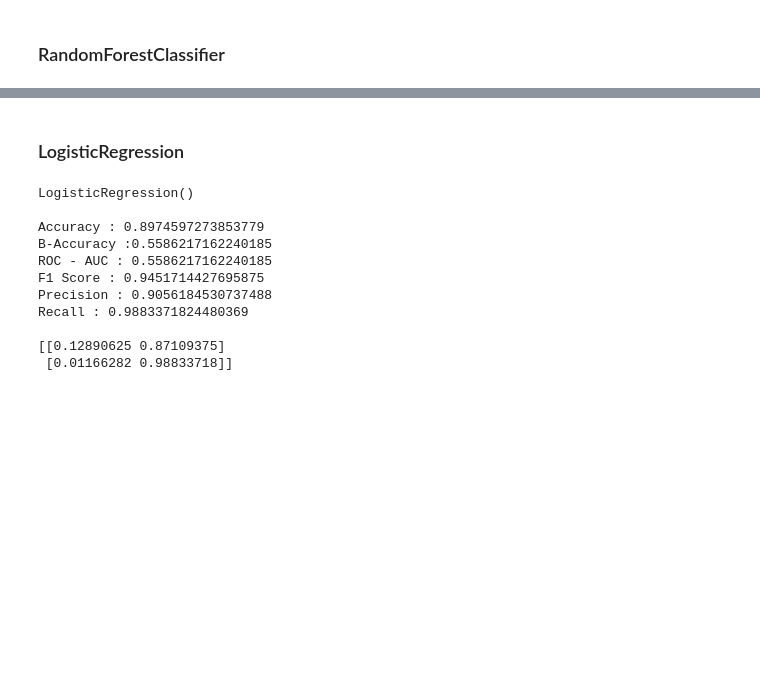
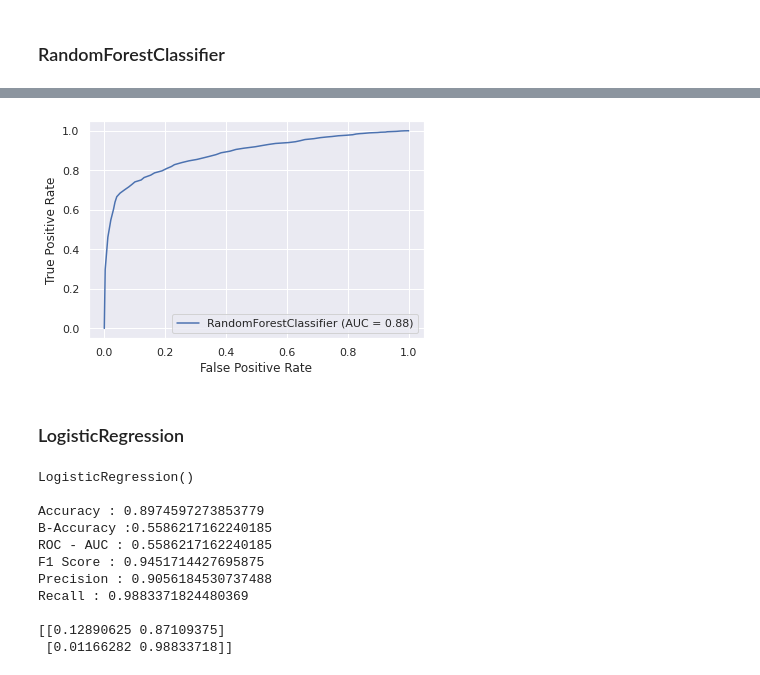
Before and after one commit to jesussantana/Supervised-Classification, a Jupyter notebook: notebooks/S13_T01_Supervised_Classification.ipynb, the cells around one changed output, grey strips where cells are left out. Cells and saved outputs as stored; diff of their text form; code cells hidden in the pictures; blank space fills up the shorter version.

```diff
--- a/notebooks/S13_T01_Supervised_Classification.ipynb
+++ b/notebooks/S13_T01_Supervised_Classification.ipynb
@@ -849,3 +899,9 @@ Recall : 0.9898383371824481
+# %%
+metrics.plot_roc_curve(model, X_test, y_test)
+plt.savefig("../reports/figures/ROC_%s_b.png" % model)
+plt.show()
+# %% [output]
+[figure, added]
 # %% [markdown]
 ### LogisticRegression
 # %%
```
Also changed, not shown: parts of 22 cells of this notebook, 9 other files.
